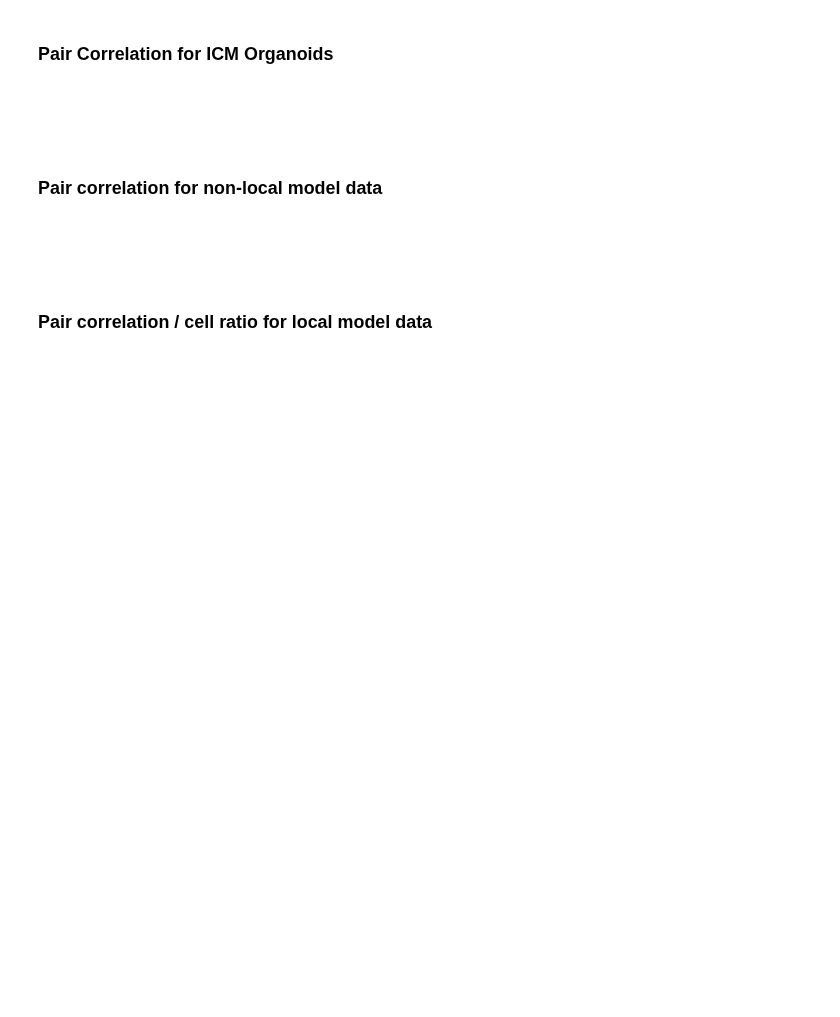
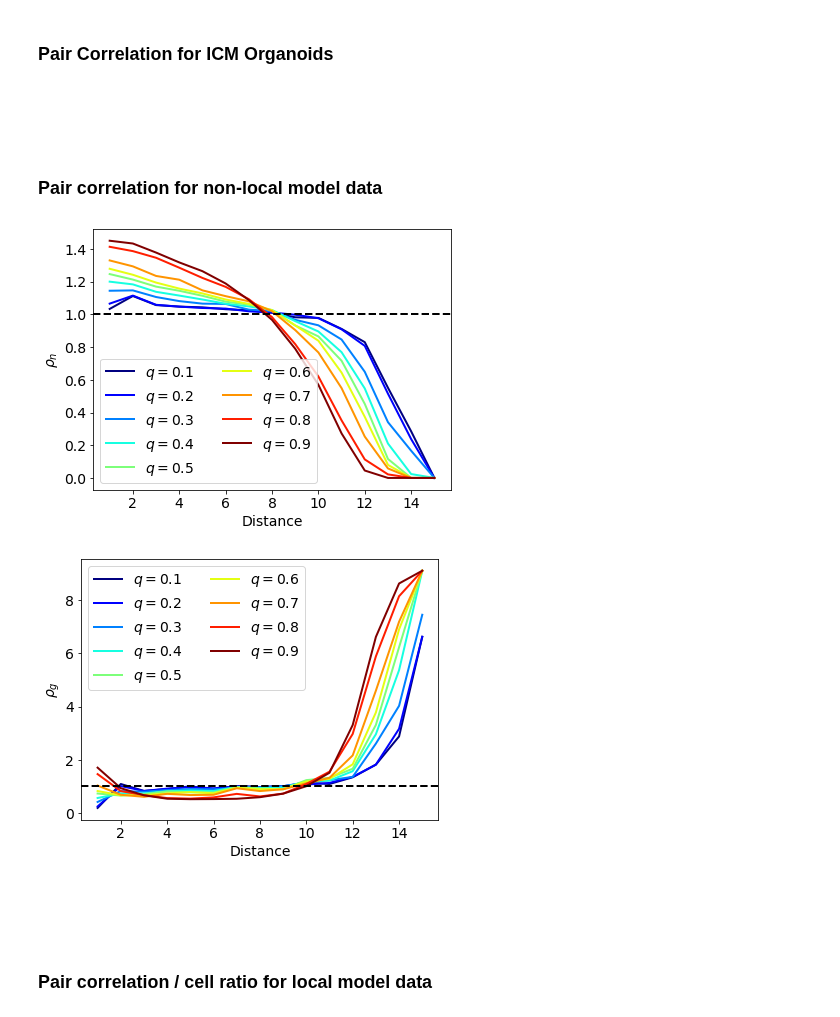
Before and after one commit to SchardtS/Cell-Differentiation, a Jupyter notebook: Data Production.ipynb, the cells around one changed output. Cells and saved outputs as stored; diff of their text form; code cells hidden in the pictures; blank space fills up the shorter version.

```diff
--- a/Data Production.ipynb
+++ b/Data Production.ipynb
@@ -157,10 +157,12 @@ for i in range(FVmesh.nofCells):
     for j in range(FVmesh.nofCells):
         GraphDist[i,j] = dist_dict[i][j]
 
-plt.figure()
+colors = np.linspace(0,1,9)
+cmap = matplotlib.cm.get_cmap('jet')
+plt.figure(figsize=[6.4, 4.8])
 for i in range(len(N)):
+    rgba = cmap(colors[i])
     x = np.array(fate(N[i,:], G[i,:]))
-    y = np.array(fate(G[i,:], N[i,:]))
     maxdist = int(np.max(GraphDist))
     ind = np.where(x==1)[0]
     dist = GraphDist[ind].T[ind].T
@@ -171,37 +173,45 @@ for i in range(len(N)):
     for k in range(1,maxdist+1):
         Px[k-1] = len(dist[dist==k])/len(GraphDist[GraphDist==k])/rho0/rho1
 
     plt.rc('font', size=14)
     distances = [j for j in range(1,int(np.max(GraphDist))+1)]
-    plt.plot(distances, Px, lw=2, label='$q = '+str((i+1)/10)+'$')
+    plt.plot(distances, Px, lw=2, label='$q = '+str((i+1)/10)+'$', color=rgba)
     plt.xlabel('Distance')
     plt.ylabel('$\\rho_n$')
 
+test = np.linspace(0,1,len(PN)-2)
 plt.axhline(1, color='k', lw=2, linestyle='--')
 plt.legend(ncol=2)
+plt.savefig('Results/Publications/Pattern Formation/pair_correlation_n_nonlocal.pdf')
+plt.savefig('Results/Publications/Pattern Formation/pair_correlation_n_nonlocal.png')
 
-plt.figure()
+plt.figure(figsize=[6.4, 4.8])
 for i in range(len(N)):
+    rgba = cmap(colors[i])
     x = np.array(fate(G[i,:], N[i,:]))
     maxdist = int(np.max(GraphDist))
     ind = np.where(x==1)[0]
     dist = GraphDist[ind].T[ind].T
     rho0 = sum(x)/len(x)
     rho1 = (sum(x)-1)/(len(x)-1)
 
     Px = np.empty(maxdist)
     for k in range(1,maxdist+1):
         Px[k-1] = len(dist[dist==k])/len(GraphDist[GraphDist==k])/rho0/rho1
 
     plt.rc('font', size=14)
     distances = [j for j in range(1,int(np.max(GraphDist))+1)]
-    plt.plot(distances, Px, lw=2, label='$q = '+str((i+1)/10)+'$')
+    plt.plot(distances, Px, lw=2, label='$q = '+str((i+1)/10)+'$', color=rgba)
     plt.xlabel('Distance')
     plt.ylabel('$\\rho_g$')
 
 plt.axhline(1, color='k', lw=2, linestyle='--')
 plt.legend(ncol=2)
-plt.show()
+plt.savefig('Results/Publications/Pattern Formation/pair_correlation_g_nonlocal.pdf')
+plt.savefig('Results/Publications/Pattern Formation/pair_correlation_g_nonlocal.png')
+# %% [output]
+[figure, added]
+[figure, added]
 # %% [markdown]
 <br>
 <br>
```
Also changed, not shown: parts of 6 cells of this notebook, 19 other files.
